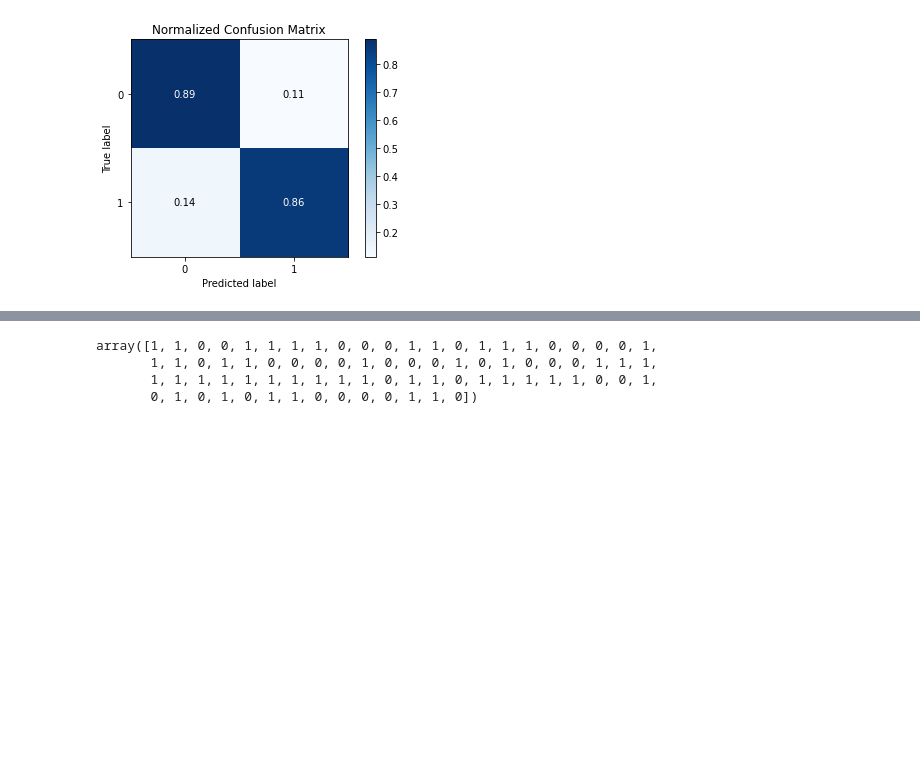
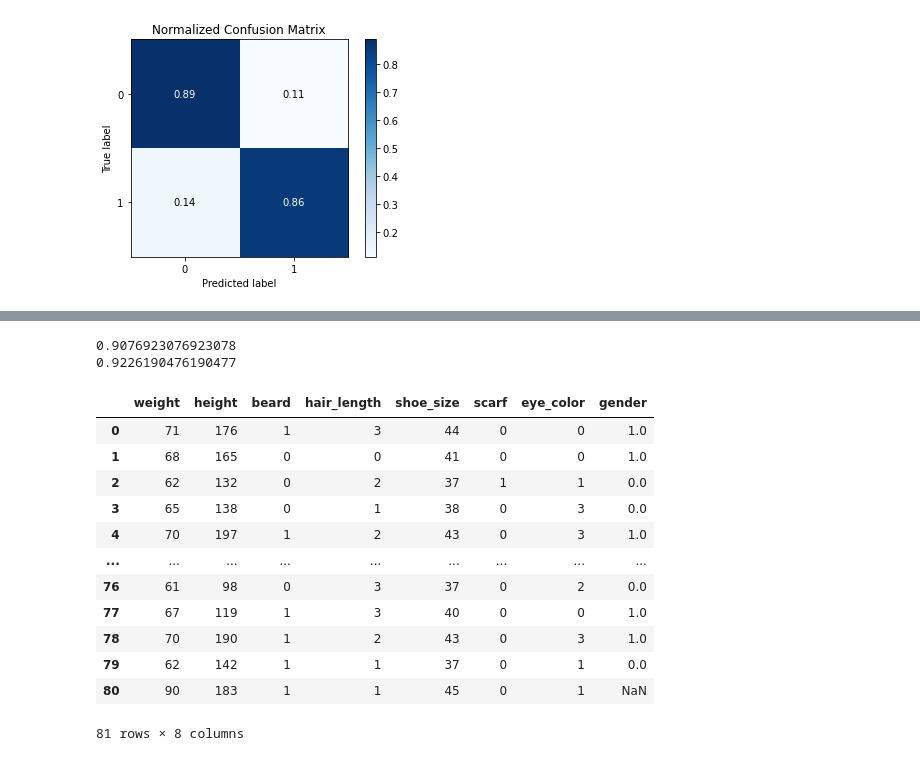
Before and after one commit to Rorrschach/Data-Science, a Jupyter notebook: Assignment4.ipynb, the cells around one changed output, grey strips where cells are left out. Saved outputs shown, nothing was run; the diff lists cells and outputs as text; code cells hidden in the pictures; blank space fills up the shorter version.

```diff
--- a/Assignment4.ipynb
+++ b/Assignment4.ipynb
@@ -287,11 +288,6 @@ Incorrect Predictions: 4
 # Decision Tree Classifier
 # Apply Decision Tree Classifier classification algorithm (using Python)
 
-# Importing the libraries that are not already imported
-import numpy as np
-import matplotlib.pyplot as plt
-import pandas as pd
-import sklearn
 from sklearn.tree import DecisionTreeClassifier
 from sklearn.model_selection import train_test_split
 from sklearn.metrics import confusion_matrix
@@ -299,16 +295,13 @@ from sklearn.metrics import accuracy_score
 from sklearn.metrics import f1_score
 from sklearn.model_selection import cross_val_score
 from sklearn.model_selection import LeavePOut
-from sklearn.model_selection import KFold
-from sklearn.model_selection import StratifiedKFold
 from sklearn.model_selection import ShuffleSplit
-from sklearn.model_selection import StratifiedShuffleSplit
-from sklearn.model_selection import LeaveOneOut
+
 
 # Importing the dataset
 dataset = df
-X = dataset.iloc[:, 0:6].values
-y = dataset.iloc[:, 7].values
+X_test = df.iloc[:, :-1]
+y = df.iloc[:, -1]
 
 # Splitting the dataset into the Training set and Test set
 X_train, X_test, y_train, y_test = train_test_split(X, y, test_size = 0.2, random_state = 0)
@@ -319,35 +312,30 @@ classifier.fit(X_train, y_train)
 
 # Predicting the Test set results
 y_pred = classifier.predict(X_test)
-y
-# Making the Confusion Matrix
-# cm = confusion_matrix(y_test, y_pred)
-# print(cm)
 
-# # Accuracy
-# accuracy = accuracy_score(y_test, y_pred)
-# print(accuracy)
+# Applying Monte Carlo Cross Validation
+accuracies = cross_val_score(estimator = classifier, X = X_train, y = y_train, cv = ShuffleSplit(n_splits=10, test_size=0.2, random_state=0))
+print(accuracies.mean())
 
-# # F1 Score
-# f1 = f1_score(y_test, y_pred, average='weighted')
-# print(f1)
-
-# # Applying k-Fold Cross Validation
-# accuracies = cross_val_score(estimator = classifier, X = X_train, y = y_train, cv = 10)
-# print(accuracies.mean())
-# print(accuracies.std())
-
-# # Applying Monte Carlo Cross Validation
-# accuracies = cross_val_score(estimator = classifier, X = X_train, y = y_train, cv = ShuffleSplit(n_splits=10, test_size=0.2, random_state=0))
-# print(accuracies.mean())
-# print(accuracies.std())
-
-# # Applying Leave P-Out Cross Validation
-# accuracies = cross_val_score(estimator = classifier, X = X_train, y = y_train, cv = LeavePOut(p=2))
-# print(accuracies.mean())
-# print(accuracies.std())
+# Applying Leave P-Out Cross Validation
+accuracies = cross_val_score(estimator = classifier, X = X_train, y = y_train, cv = LeavePOut(p=2))
+print(accuracies.mean())
 # %% [output]
-array([1, 1, 0, 0, 1, 1, 1, 1, 0, 0, 0, 1, 1, 0, 1, 1, 1, 0, 0, 0, 0, 1,
-       1, 1, 0, 1, 1, 0, 0, 0, 0, 1, 0, 0, 0, 1, 0, 1, 0, 0, 0, 1, 1, 1,
-       1, 1, 1, 1, 1, 1, 1, 1, 1, 1, 0, 1, 1, 0, 1, 1, 1, 1, 1, 0, 0, 1,
-       0, 1, 0, 1, 0, 1, 1, 0, 0, 0, 0, 1, 1, 0])
+0.9076923076923078
+0.9226190476190477
+# %%
+df.append({'weight':90,'height':183,'beard':1,'hair_length':1,'shoe_size':45,'scarf':0,'eye_color':1}, ignore_index=True)
+# %% [output]
+|  | weight | height | beard | hair_length | shoe_size | scarf | eye_color | gender |
+| 0 | 71 | 176 | 1 | 3 | 44 | 0 | 0 | 1.0 |
+| 1 | 68 | 165 | 0 | 0 | 41 | 0 | 0 | 1.0 |
+| 2 | 62 | 132 | 0 | 2 | 37 | 1 | 1 | 0.0 |
+| 3 | 65 | 138 | 0 | 1 | 38 | 0 | 3 | 0.0 |
+| 4 | 70 | 197 | 1 | 2 | 43 | 0 | 3 | 1.0 |
+| ... | ... | ... | ... | ... | ... | ... | ... | ... |
+| 76 | 61 | 98 | 0 | 3 | 37 | 0 | 2 | 0.0 |
+| 77 | 67 | 119 | 1 | 3 | 40 | 0 | 0 | 1.0 |
+| 78 | 70 | 190 | 1 | 2 | 43 | 0 | 3 | 1.0 |
+| 79 | 62 | 142 | 1 | 1 | 37 | 0 | 1 | 0.0 |
+| 80 | 90 | 183 | 1 | 1 | 45 | 0 | 1 | NaN |
+81 rows × 8 columns
```
Also changed, not shown: parts of 3 cells of this notebook, 1 other file.
